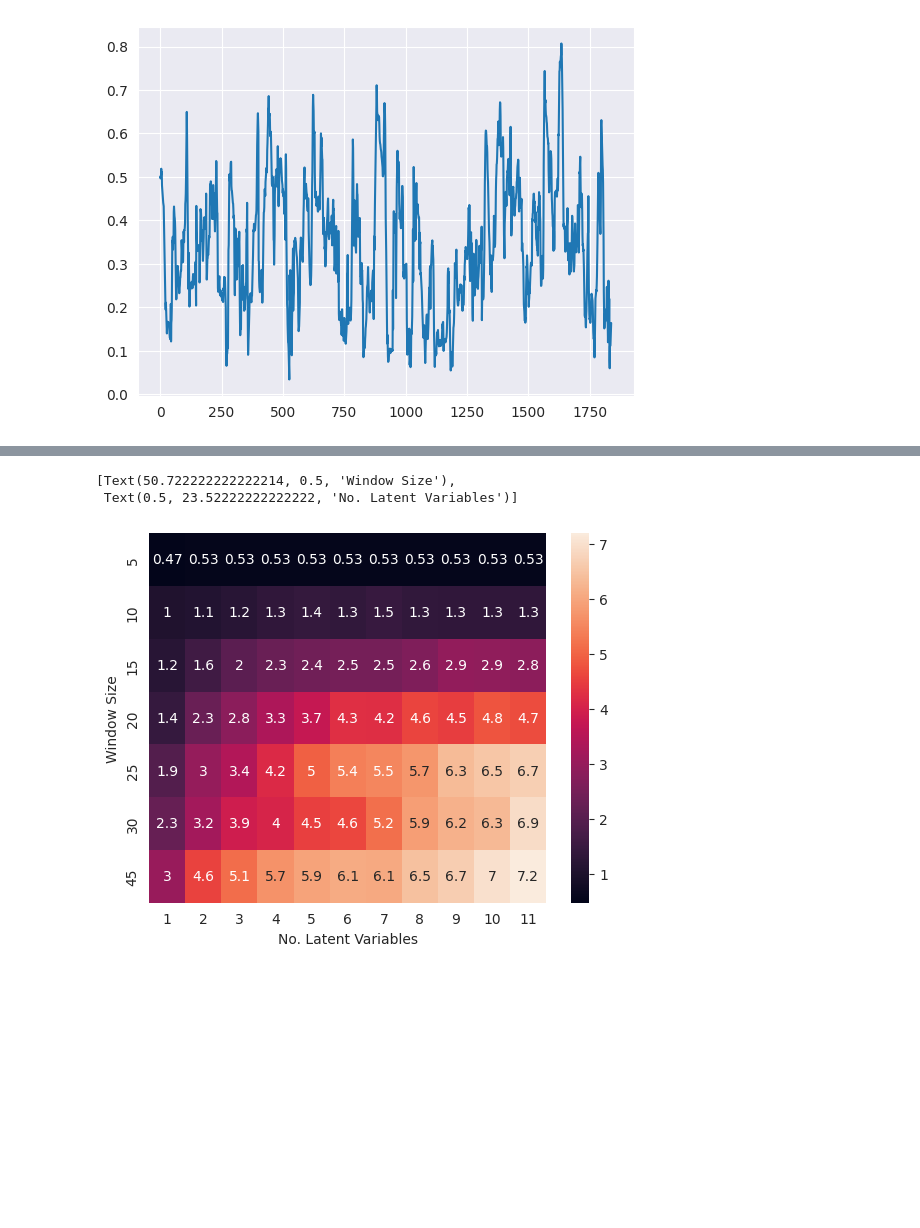
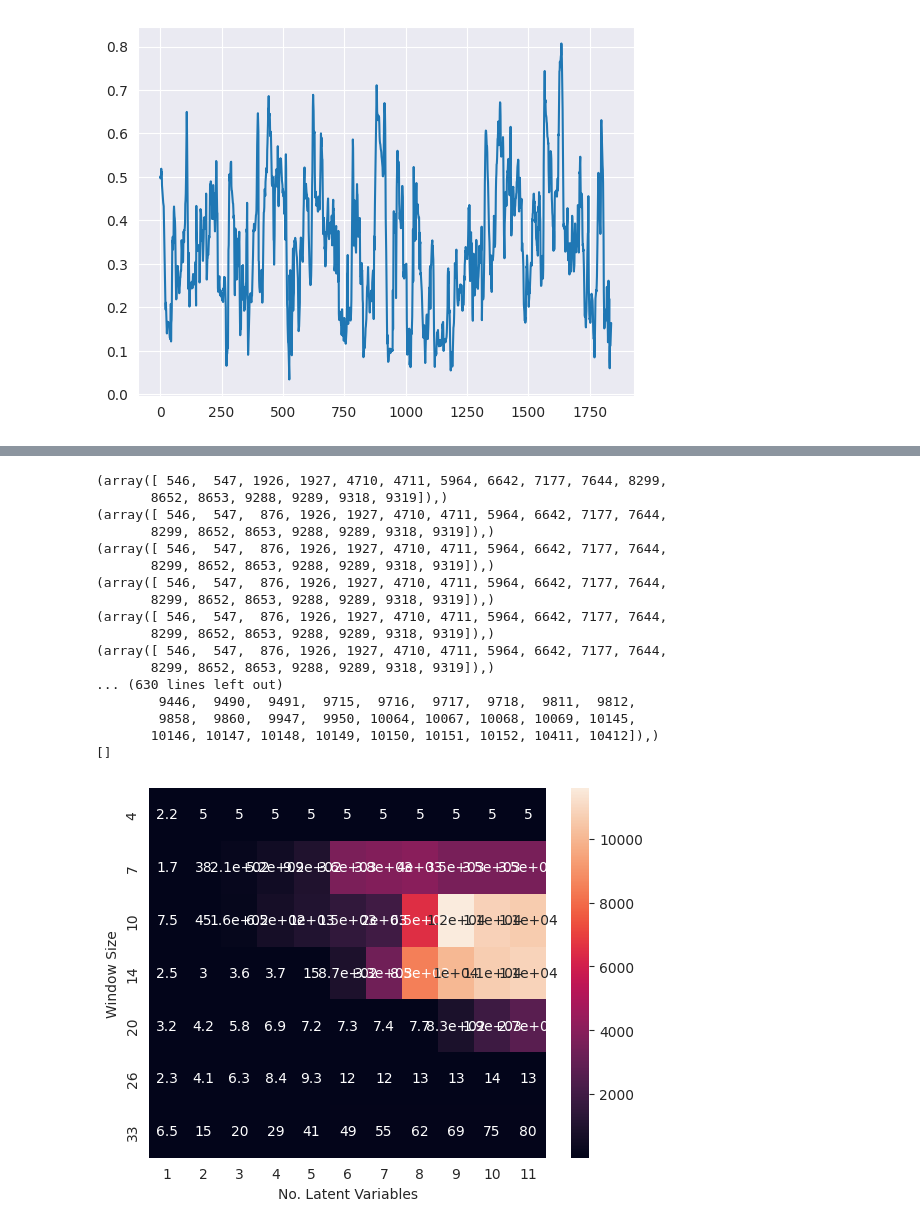
Before and after one commit to aminuldidar/ADAML-Project-Work, a Jupyter notebook: modeling.ipynb, the cells around one changed output, grey strips where cells are left out. Saved outputs shown, nothing was run; the diff lists cells and outputs as text; code cells hidden in the pictures; blank space fills up the shorter version.

Commit message:
Variables with different lags

```diff
--- a/modeling.ipynb
+++ b/modeling.ipynb
@@ -59,11 +59,12 @@ included_rows2 = [df.index.get_loc(datetime.datetime(2017, 6, 15, 1, 0, 00)),
                     df.index.get_loc(datetime.datetime(2017, 7, 24, 0, 0, 00))]
 included_rows3 = [df.index.get_loc(datetime.datetime(2017, 8, 15, 1, 0, 00)),
                     df.index.get_loc(datetime.datetime(2017, 9, 10, 0, 0, 00))]
+excluded_rows1 = [17700, 19000]
 
 df_array = df.to_numpy()
 print(df_array.shape)
 
 models = []
 max_comp_num = 12
-windows = [5, 10, 15, 20, 25, 30, 45]
+windows = [4, 7, 10, 14, 20, 26, 33]
 # %% [output]
@@ -213,12 +312,12 @@ model_loaded = load("10_2_model.joblib")
 from seaborn import heatmap
 from matplotlib.axes import Axes
 
-metrics = np.zeros((7, max_comp_num - 1))
+metrics = np.zeros((len(windows), max_comp_num - 1))
 for model in models:
     metric = np.array(model.test_metrics[2])
     metrics[windows.index(model.window_size), model.num_components - 1] = np.mean(metric[metric > 0])
 
-ax = heatmap(metrics, annot=True, xticklabels=range(1, 12), yticklabels=windows)
+ax = heatmap(metrics, annot=True, xticklabels=range(1, max_comp_num), yticklabels=windows)
 ax.set(ylabel="Window Size", xlabel="No. Latent Variables")
 # %% [output]
 [Text(50.722222222222214, 0.5, 'Window Size'),
@@ -227,5 +326,5 @@ ax.set(ylabel="Window Size", xlabel="No. Latent Variables")
 # %%
-metrics = np.zeros((7, max_comp_num - 1))
+metrics = np.zeros((len(windows), max_comp_num - 1))
 for model in models:
     metric = np.array(model.test_metrics[1])
     metric = metric[~np.isnan(metric)]
@@ -233,7 +332,7 @@ for model in models:
     metric = metric[metric <= 1.]
     metrics[windows.index(model.window_size), model.num_components - 1] = np.mean(metric)
 
-ax = heatmap(metrics, annot=True, xticklabels=range(1, 12), yticklabels=windows)
+ax = heatmap(metrics, annot=True, xticklabels=range(1, max_comp_num), yticklabels=windows)
 ax.set(ylabel="Window Size", xlabel="No. Latent Variables")
 # %% [output]
 [Text(50.722222222222214, 0.5, 'Window Size'),
@@ -242,12 +341,33 @@ ax.set(ylabel="Window Size", xlabel="No. Latent Variables")
 # %%
-metrics = np.zeros((7, max_comp_num - 1))
+metrics = np.zeros((len(windows), max_comp_num - 1))
+
+outliers = []
 for model in models:
     metric = np.array(model.test_metrics[0])
-    metrics[windows.index(model.window_size), model.num_components - 1] = np.mean(metric[metric < 1000])
+    problem_ids = np.where(metric > 100)
+    print(problem_ids)
+    metrics[windows.index(model.window_size), model.num_components - 1] = np.mean(metric)
 
-ax = heatmap(metrics, annot=True, xticklabels=range(1, 12), yticklabels=windows)
+ax = heatmap(metrics, annot=True, xticklabels=range(1, max_comp_num), yticklabels=windows)
 ax.set(ylabel="Window Size", xlabel="No. Latent Variables")
+
+print(outliers)
 # %% [output]
-[Text(50.722222222222214, 0.5, 'Window Size'),
- Text(0.5, 23.52222222222222, 'No. Latent Variables')]
+(array([ 546,  547, 1926, 1927, 4710, 4711, 5964, 6642, 7177, 7644, 8299,
+       8652, 8653, 9288, 9289, 9318, 9319]),)
+(array([ 546,  547,  876, 1926, 1927, 4710, 4711, 5964, 6642, 7177, 7644,
+       8299, 8652, 8653, 9288, 9289, 9318, 9319]),)
+(array([ 546,  547,  876, 1926, 1927, 4710, 4711, 5964, 6642, 7177, 7644,
+       8299, 8652, 8653, 9288, 9289, 9318, 9319]),)
+(array([ 546,  547,  876, 1926, 1927, 4710, 4711, 5964, 6642, 7177, 7644,
+       8299, 8652, 8653, 9288, 9289, 9318, 9319]),)
+(array([ 546,  547,  876, 1926, 1927, 4710, 4711, 5964, 6642, 7177, 7644,
+       8299, 8652, 8653, 9288, 9289, 9318, 9319]),)
+(array([ 546,  547,  876, 1926, 1927, 4710, 4711, 5964, 6642, 7177, 7644,
+       8299, 8652, 8653, 9288, 9289, 9318, 9319]),)
+... (630 lines left out)
+        9446,  9490,  9491,  9715,  9716,  9717,  9718,  9811,  9812,
+        9858,  9860,  9947,  9950, 10064, 10067, 10068, 10069, 10145,
+       10146, 10147, 10148, 10149, 10150, 10151, 10152, 10411, 10412]),)
+[]
-[figure, old version]
+[figure, new version]
```
Also changed, not shown: parts of 8 cells of this notebook, 1 other file.
